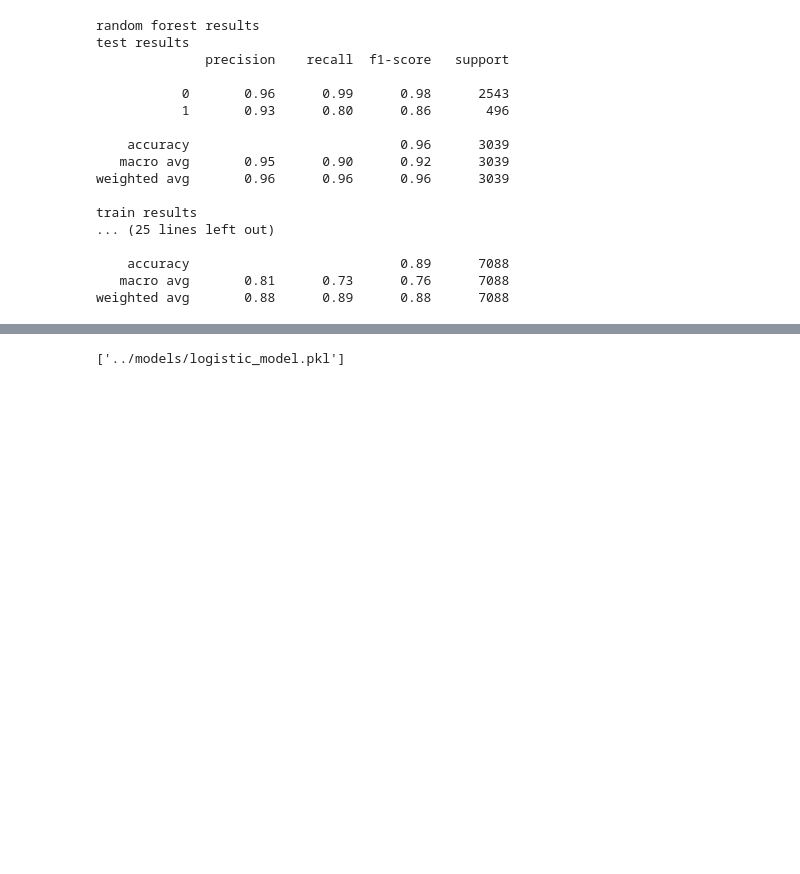
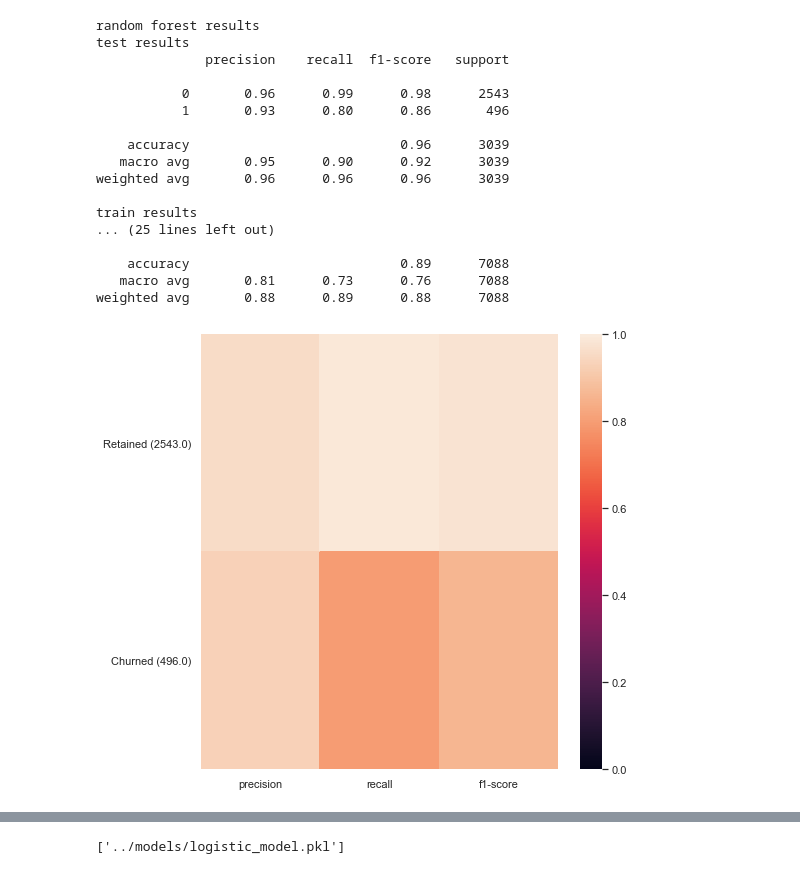
Before and after one commit to jeremysmith244/udacity_mlDevOps_pr1, a Jupyter notebook: notebooks/churn_notebook.ipynb, the cells around one changed output, grey strips where cells are left out. Cells and saved outputs as stored; diff of their text form; code cells hidden in the pictures; blank space fills up the shorter version.

```diff
--- a/notebooks/churn_notebook.ipynb
+++ b/notebooks/churn_notebook.ipynb
@@ -262,6 +277,38 @@ train results
     accuracy                           0.89      7088
    macro avg       0.81      0.73      0.76      7088
 weighted avg       0.88      0.89      0.88      7088
+# %%
+def classification_2_dataframe(classification_report):
+    cols = classification_report.split('\n\n')[0].split()
+    table = classification_report.split('\n\n')[1].split('\n')
+    data = {}
+    for row in table:
+        row_list = row.split()
+        class_name = str(row_list[0])
+        class_data = [float(x) for x in row_list[1:]]
+        data[class_name] = class_data
+    df = pd.DataFrame(data).T
+    df.columns = cols
+    new_index = []
+    for num_lbl,row in df.iterrows():
+        if num_lbl == '0':
+            label = 'Retained (%s)'%row['support']
+        else:
+            label = 'Churned (%s)'%row['support']
+        new_index.append(label)
+    df.index = new_index
+    df = df.drop(columns='support')
+    return df
+
+def plot_classification_report(classification_report_df):
+    plt.figure(figsize=(8,8))
+    sns.heatmap(classification_report_df, vmin=0, vmax=1)
+    plt.yticks(rotation=0)
+# %%
+df = classification_2_dataframe(classification_report(y_test, y_test_preds_rf))
+plot_classification_report(df)
+# %% [output]
+[figure, added]
 # %%
 lrc_plot = plot_roc_curve(lrc, X_test, y_test)
 # %% [output]
```
Also changed, not shown: parts of 8 cells of this notebook, 6 other files.
